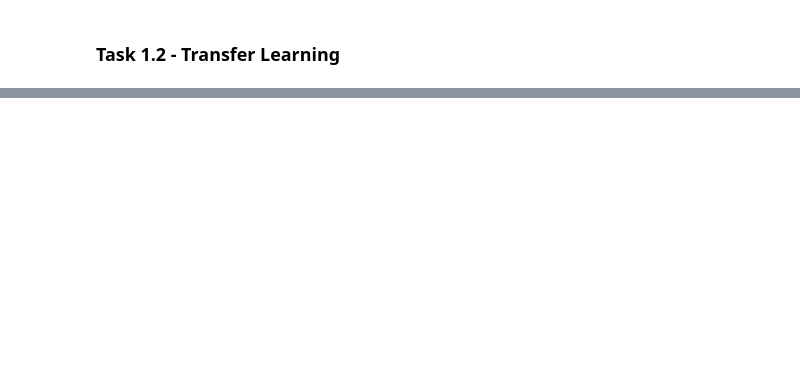
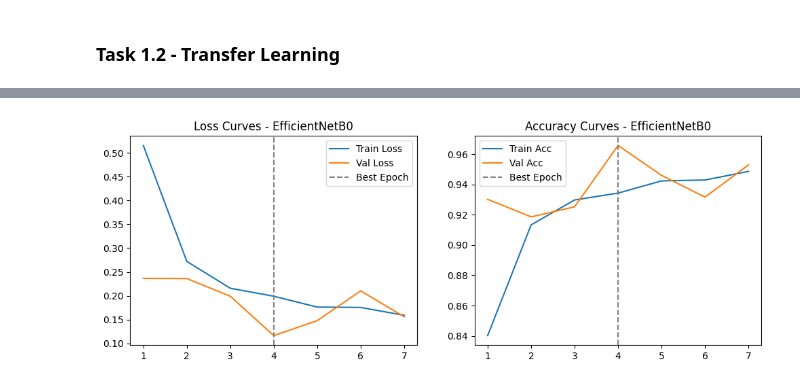
Before and after one commit to dboutzounis/Satellite-Data-Comparative-Study, a Jupyter notebook: satellite_image_classification.ipynb, the cells around one changed output, grey strips where cells are left out. Cells and saved outputs as stored; diff of their text form; code cells hidden in the pictures; blank space fills up the shorter version.

Commit message:
added early stopping and efficient net b0

```diff
--- a/satellite_image_classification.ipynb
+++ b/satellite_image_classification.ipynb
@@ -525,0 +537,23 @@ plt.show()
+# %%
+reproducibility()
+
+efficientnetb0 = models.efficientnet_b0(
+    weights=models.EfficientNet_B0_Weights.IMAGENET1K_V1
+)
+in_features = efficientnetb0.classifier[1].in_features
+efficientnetb0.classifier[1] = nn.Linear(in_features, num_classes)
+efficientnetb0 = efficientnetb0.to(device)
+
+criterion = nn.CrossEntropyLoss()
+
+optimizer = optim.Adam(efficientnetb0.parameters(), 1e-3)
+
+results_efficientnetb0 = train_model(
+    model=efficientnetb0,
+    train_loader=train_loader,
+    val_loader=val_loader,
+    test_loader=test_loader,
+    optimizer=optimizer,
+    criterion=criterion,
+    num_epochs=15,
+)
@@ -525,0 +572,4 @@ plt.show()
+# %%
+plot_train_curves(results_efficientnetb0, "EfficientNetB0")
+# %% [output]
+[figure, added]
```
Also changed, not shown: parts of 16 cells of this notebook.
